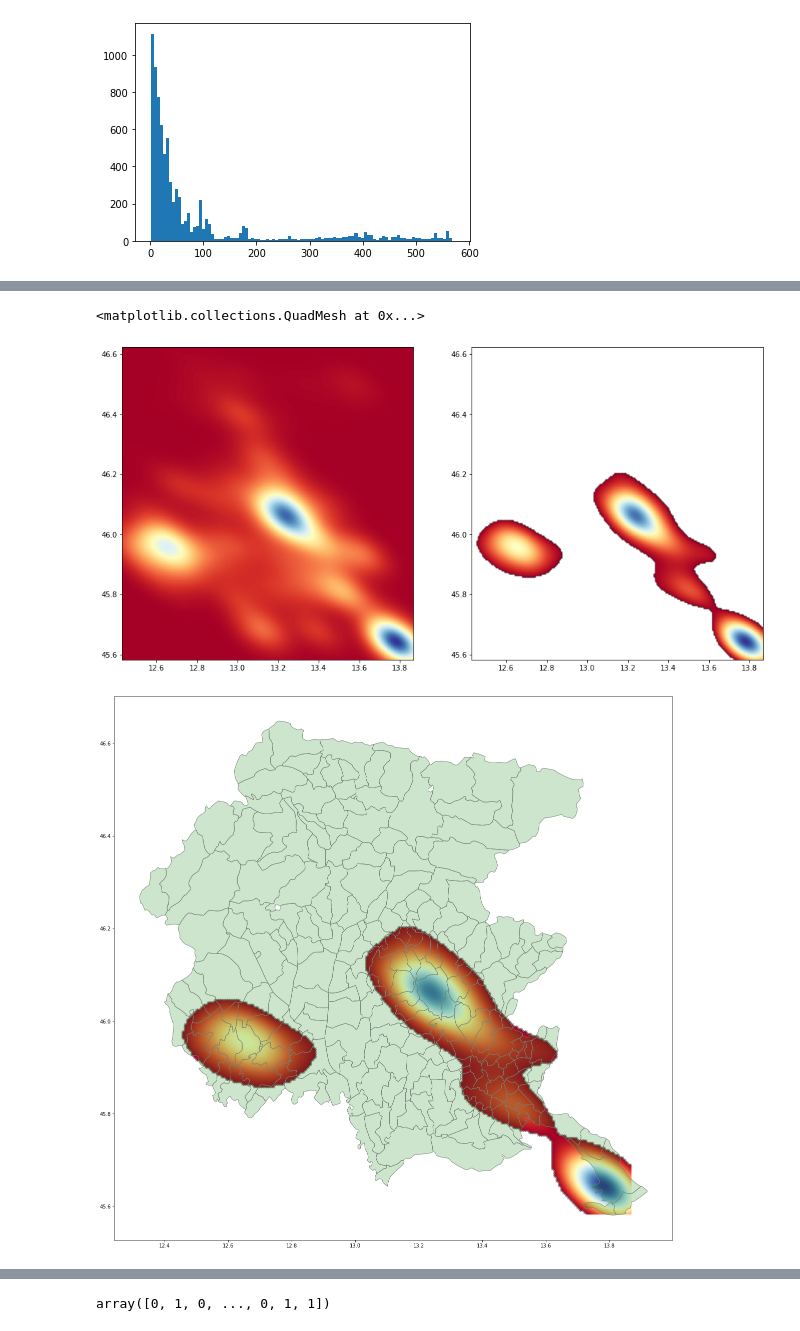
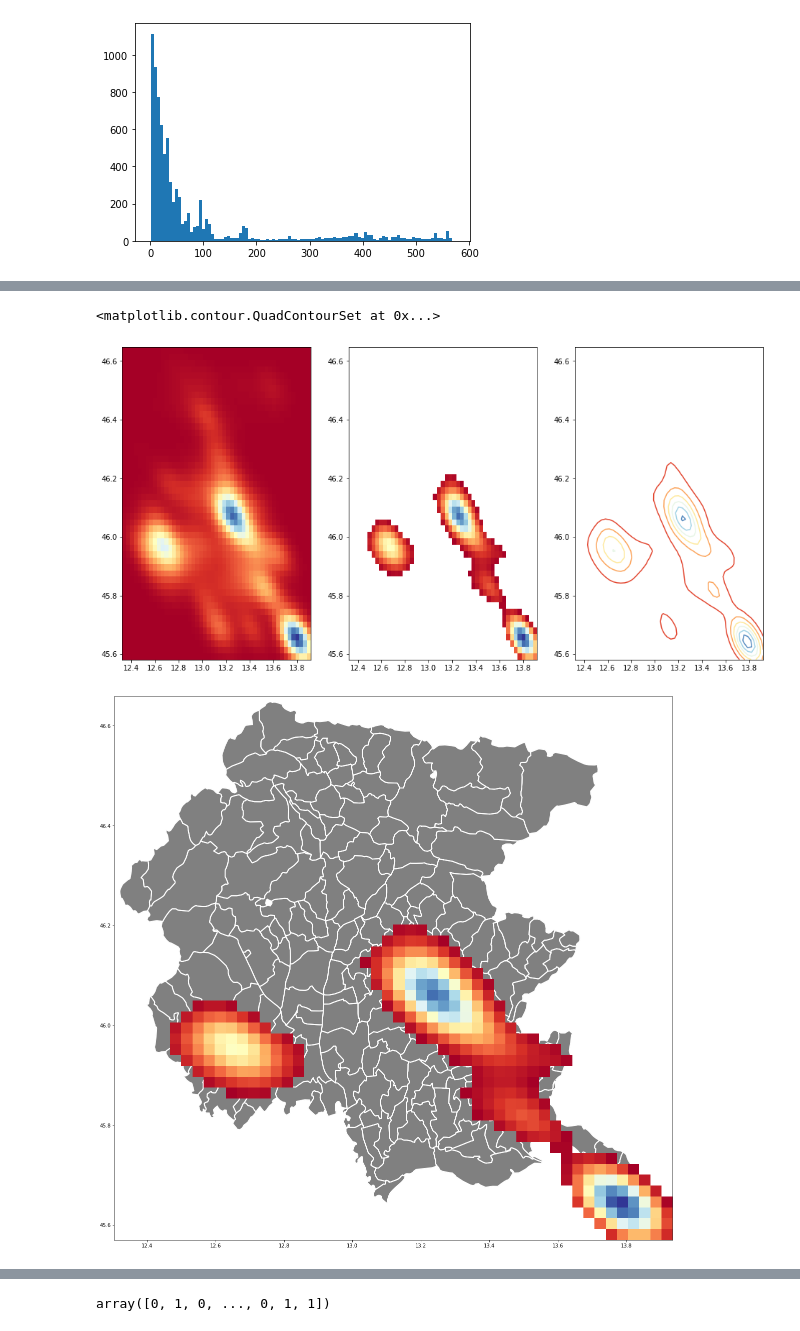
Before and after one commit to areasciencepark/maps_and_heatmaps, a Jupyter notebook: clustering_density_03_04 copy.ipynb, the cells around one changed output, grey strips where cells are left out. Saved outputs shown, nothing was run; the diff lists cells and outputs as text; code cells hidden in the pictures.

```diff
--- a/clustering_density_03_04 copy.ipynb
+++ b/clustering_density_03_04 copy.ipynb
@@ -95,14 +97,21 @@ plt.hist(density, bins=100)
 plt.show()
 # %% [output]
 [figure]
+# %%
+grid = pd.read_csv(r'./maps/FVG/FVG_grid.csv')
+nbins=np.sqrt(grid.shape[0]).astype(int)
+xi = np.array(grid.x).reshape(nbins,nbins)
+yi = np.array(grid.y).reshape(nbins,nbins)
 # %%
 
 from scipy.stats import kde
 k = kde.gaussian_kde(X.T)
-nbins=300
+
 x = X[:,0]
 y = X[:,1]
-xi, yi = np.mgrid[x.min():x.max():nbins*1j, y.min():y.max():nbins*1j]
+
+
+#xi, yi = np.mgrid[x.min():x.max():nbins*1j, y.min():y.max():nbins*1j]
 zi = k(np.vstack([xi.flatten(), yi.flatten()])).reshape(xi.shape)
 zi = zi/np.max(zi)
 plt.hist(np.reshape(zi,-1), bins = 100)
@@ -110,28 +122,29 @@ plt.show
 # %%
 threshold = .2
 z_mask = np.ma.masked_array(zi, zi <threshold)
-fig, (ax1,ax2) = plt.subplots(figsize=(16,8), nrows=1, ncols=2)
+fig, (ax1,ax2, ax3) = plt.subplots(figsize=(16,8), nrows=1, ncols=3)
 cmap="RdYlBu"
-ax1.pcolormesh(xi, yi, zi, shading='gouraud', cmap=cmap)
-ax2.pcolormesh(xi, yi, z_mask, shading='gouraud', cmap=cmap)
+ax1.pcolormesh(xi, yi, zi, shading='flat', cmap=cmap)
+ax2.pcolormesh(xi, yi, z_mask, shading='flat', cmap=cmap)
+ax3.contour(xi, yi, zi, cmap=cmap)
 # %% [output]
-<matplotlib.collections.QuadMesh at 0x...>
+<matplotlib.contour.QuadContourSet at 0x...>
-[figure, old version]
+[figure, new version]
 # %%
 def plot_map(df, color_fill = "green", alpha = .2, color_border= "gray" , linewidth = .8):
     for _, row in df.iterrows():
         x, y = list(zip(*row.poly))
-        plt.fill(x,y, color = color_fill, alpha = alpha)
-        plt.plot(x,y, color = color_border, linewidth=linewidth)
+        plt.fill(x,y, color = color_fill, alpha = alpha, zorder=1)
+        plt.plot(x,y, color = color_border, linewidth=linewidth, zorder=2)
 # %%
 #load data from file
-df = pd.read_json(r'./maps/FVG/FVG_mappa.json', orient='records')
+ita = pd.read_json(r'./maps/FVG/FVG_mappa.json', orient='records')
 # filter a single region
-df=df[ df.istat_r==6]
+fvg=ita[ ita.istat_r==6]
 # plot the map
 fig, ax = plt.subplots(figsize=(20,20))
-ax.pcolormesh(xi, yi, z_mask, shading='gouraud', cmap=cmap, alpha = 1)
-plot_map(df)
+plot_map(fvg, color_fill = "gray", alpha = 1, color_border= "white" , linewidth = 2)
+plt.pcolormesh(xi, yi, z_mask, shading='auto', cmap=cmap, alpha = 1,  zorder=3)
 plt.show()
 # %% [output]
-[figure, old version]
+[figure, new version]
```
Also changed, not shown: parts of 4 cells of this notebook.
